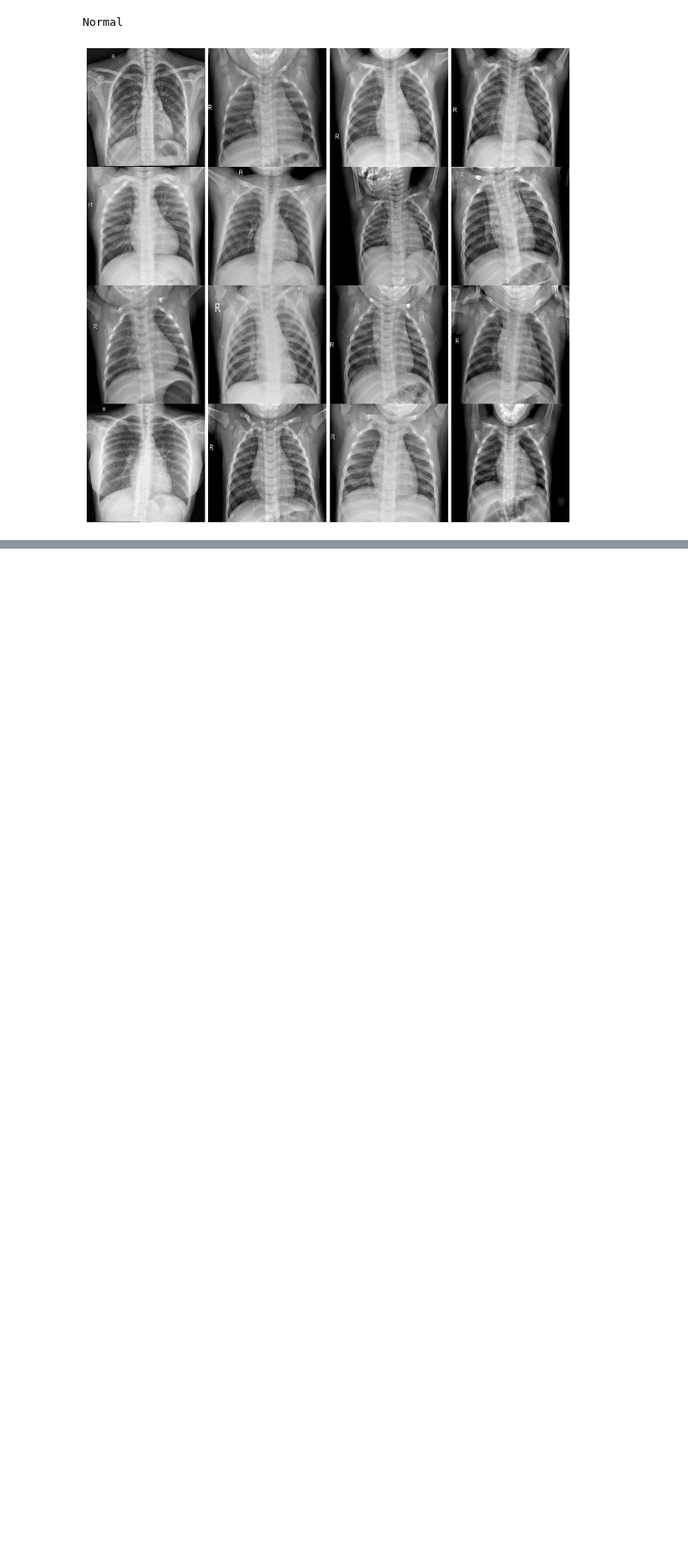
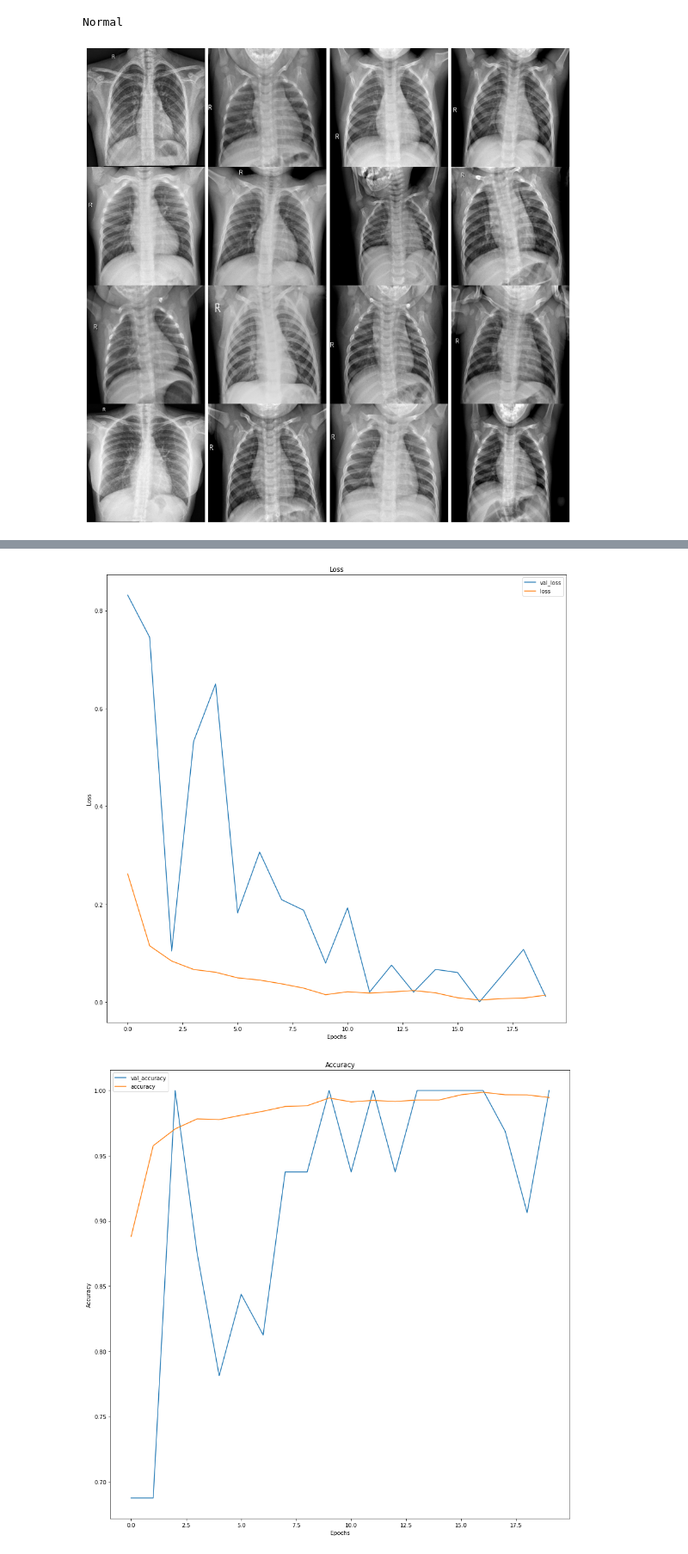
Before and after one commit to marmistead91/X-ray-Classification, a Jupyter notebook: Working Notebook.ipynb, the cells around one changed output, grey strips where cells are left out. Shown at 86% size. Saved outputs shown, nothing was run; the diff lists cells and outputs as text; code cells hidden in the pictures; blank space fills up the shorter version.

```diff
--- a/Working Notebook.ipynb
+++ b/Working Notebook.ipynb
@@ -202,0 +275,29 @@ Normal
+# %%
+train_imagestens  = np.array([np.reshape(i, (256, 256,3)) for i in train_images])
+val_imagestens  = np.array([np.reshape(i, (256, 256,3)) for i in val_images])
+test_imagestens  = np.array([np.reshape(i, (256, 256,3)) for i in test_images])
+# %%
+model = models.Sequential()
+model.add(layers.Conv2D(32, (3, 3), activation='relu',
+                        input_shape=(256 ,256,  3)))
+model.add(layers.MaxPooling2D((2, 2)))
+
+model.add(layers.Conv2D(32, (4, 4), activation='relu'))
+model.add(layers.MaxPooling2D((2, 2)))
+
+model.add(layers.Conv2D(64, (3, 3), activation='relu'))
+model.add(layers.MaxPooling2D((2, 2)))
+
+model.add(layers.Conv2D(128, (3, 3), activation='relu'))
+model.add(layers.MaxPooling2D((2, 2)))
+
+model.add(layers.Flatten())
+model.add(layers.Dense(64, activation='relu'))
+model.add(layers.Dropout(.1))
+model.add(layers.Dense(28))
+
+model.add(layers.Dense(2, activation='sigmoid'))
+# %%
+model.compile(optimizer='adam',
+              loss='binary_crossentropy',
+              metrics=['accuracy'])
@@ -202,0 +324,6 @@ Normal
+# %%
+histor2 = model.fit(train_imagestens,
+                    train_labels,
+                    epochs=20,
+                    batch_size=32,
+                    validation_data=(val_imagestens, val_labels))
@@ -202,0 +348,5 @@ Normal
+# %%
+au.visualize_training_results(histor2)
+# %% [output]
+[figure, added]
+[figure, added]
```
Also changed, not shown: parts of 25 cells of this notebook, 1 other file.
